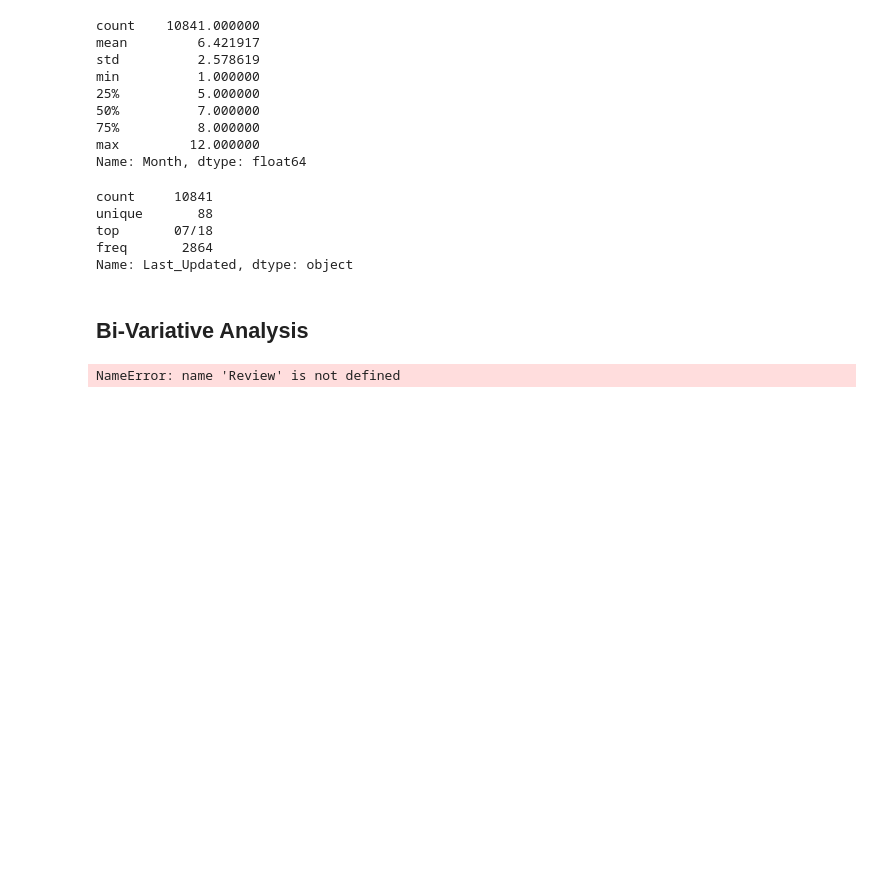
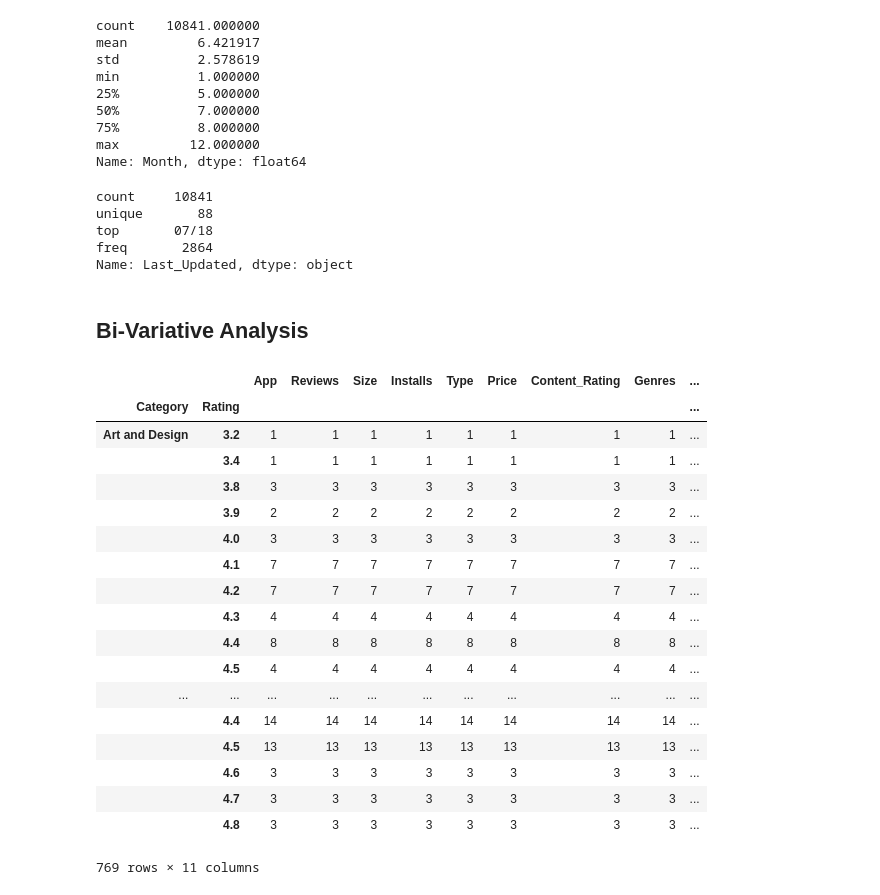
Before and after one commit to JayCarrLTD/google-play-store-apps, a Jupyter notebook: Google Play-Analysis.ipynb, the cells around one changed output. Cells and saved outputs as stored; diff of their text form; code cells hidden in the pictures; blank space fills up the shorter version.

```diff
--- a/Google Play-Analysis.ipynb
+++ b/Google Play-Analysis.ipynb
@@ -92,6 +98,13 @@ min         1.000000
 75%         4.500000
 max         5.000000
 Name: Rating, dtype: float64
+# %%
+#Creating bins for ratings
+bins = [1, 2.5, 4, 4.9, 5]
+group_names = ['Low Rating', 'Mid-Range Rating', 'High Rating', 'Perfect Score']
+play['Rating_Groups'] = pd.cut(play['Rating'], bins, labels = group_names)
+rating= play
+rating = rating.dropna()
 # %% [markdown]
 #### Quick Analysis
 The data shows that the majority of the ratings fall between 4-5 stars with 4.3-4.5 having the most amount of ratings
@@ -275,22 +287,25 @@ freq       2864
 Name: Last_Updated, dtype: object
 # %% [markdown]
 ## Bi-Variative Analysis
-# %%
-from wordcloud import WordCloud, STOPWORDS
-import matplotlib.pyplot as plt
-text = Review.Translated_Review.values
-wordcloud = WordCloud(
-    width = 3000,
-    height = 2000,
-    background_color = 'black',
-    stopwords = STOPWORDS).generate(str(text))
-fig = plt.figure(
-    figsize = (20, 10),
-    facecolor = 'k',
-    edgecolor = 'k')
-plt.imshow(wordcloud, interpolation = 'bilinear')
-plt.axis('off')
-plt.tight_layout(pad=0)
-plt.show()
-# %% [output]
-NameError: name 'Review' is not defined
+# %%
+play.groupby(['Category','Rating']).count()
+# %% [output]
+|  |  | App | Reviews | Size | Installs | Type | Price | Content_Rating | Genres | ... |
+| Category | Rating |  |  |  |  |  |  |  |  | ... |
+| Art and Design | 3.2 | 1 | 1 | 1 | 1 | 1 | 1 | 1 | 1 | ... |
+|  | 3.4 | 1 | 1 | 1 | 1 | 1 | 1 | 1 | 1 | ... |
+|  | 3.8 | 3 | 3 | 3 | 3 | 3 | 3 | 3 | 3 | ... |
+|  | 3.9 | 2 | 2 | 2 | 2 | 2 | 2 | 2 | 2 | ... |
+|  | 4.0 | 3 | 3 | 3 | 3 | 3 | 3 | 3 | 3 | ... |
+|  | 4.1 | 7 | 7 | 7 | 7 | 7 | 7 | 7 | 7 | ... |
+|  | 4.2 | 7 | 7 | 7 | 7 | 7 | 7 | 7 | 7 | ... |
+|  | 4.3 | 4 | 4 | 4 | 4 | 4 | 4 | 4 | 4 | ... |
+|  | 4.4 | 8 | 8 | 8 | 8 | 8 | 8 | 8 | 8 | ... |
+|  | 4.5 | 4 | 4 | 4 | 4 | 4 | 4 | 4 | 4 | ... |
+| ... | ... | ... | ... | ... | ... | ... | ... | ... | ... | ... |
+|  | 4.4 | 14 | 14 | 14 | 14 | 14 | 14 | 14 | 14 | ... |
+|  | 4.5 | 13 | 13 | 13 | 13 | 13 | 13 | 13 | 13 | ... |
+|  | 4.6 | 3 | 3 | 3 | 3 | 3 | 3 | 3 | 3 | ... |
+|  | 4.7 | 3 | 3 | 3 | 3 | 3 | 3 | 3 | 3 | ... |
+|  | 4.8 | 3 | 3 | 3 | 3 | 3 | 3 | 3 | 3 | ... |
+769 rows × 11 columns
```
Also changed, not shown: parts of 2 cells of this notebook, 1 other file.
